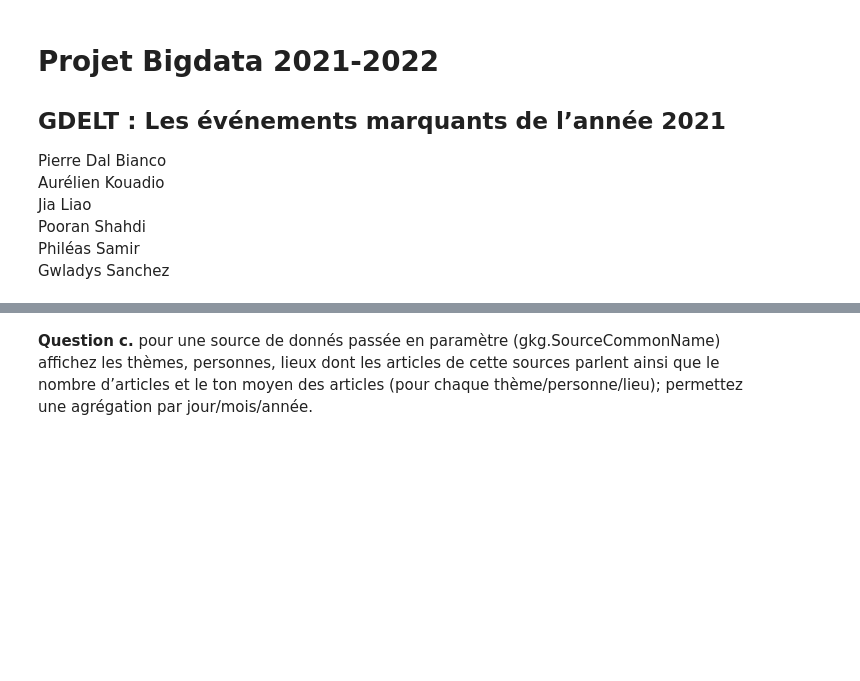
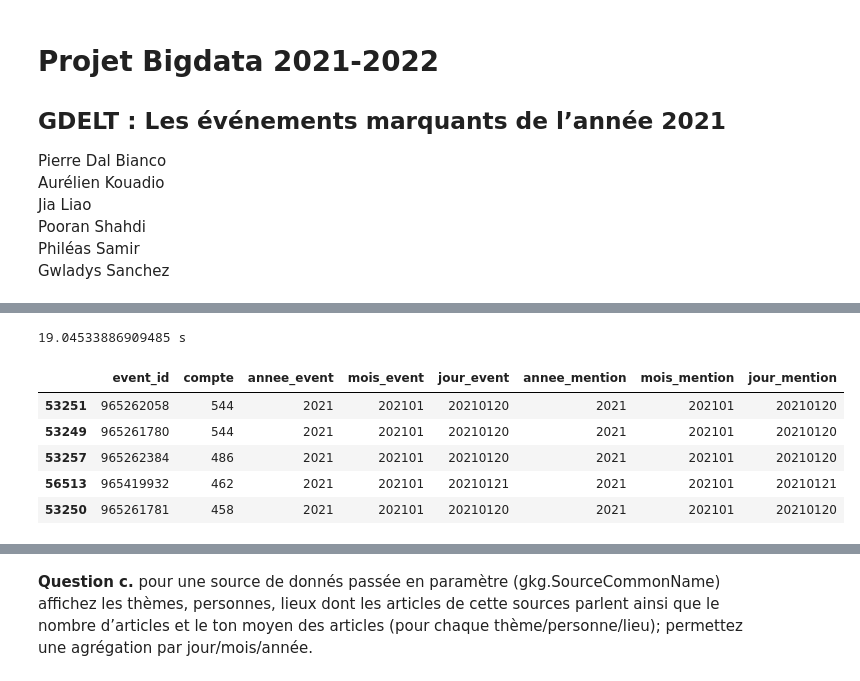
Before and after one commit to pierre-db/SD728_NoSQL-Projet, a Jupyter notebook: rendu/SD728-Projet_NoSQL.ipynb, the cells around one changed output, grey strips where cells are left out. Saved outputs shown, nothing was run; the diff lists cells and outputs as text; code cells hidden in the pictures; blank space fills up the shorter version.

```diff
--- a/rendu/SD728-Projet_NoSQL.ipynb
+++ b/rendu/SD728-Projet_NoSQL.ipynb
@@ -81,10 +106,22 @@ IT
 # %%
-pays = 'US'
+pays = 'FR'
 agregation = 'annee_event, mois_event, jour_event, annee_mention, mois_mention, jour_mention' # 'annee, mois' ou 'annee, mois, jour'
 
+time0 = time.time()
 query_b = session.execute(
     f"""SELECT event_id, SUM(total) as compte, {agregation}
     FROM table_ab
     WHERE pays = '{pays}'
     GROUP BY event_id, {agregation};""")
 data_b = pd.DataFrame(query_b).sort_values("compte", ascending=False)
+print(time.time() - time0, "s")
+
+data_b.head()
+# %% [output]
+19.04533886909485 s
+|  | event_id | compte | annee_event | mois_event | jour_event | annee_mention | mois_mention | jour_mention |
+| 53251 | 965262058 | 544 | 2021 | 202101 | 20210120 | 2021 | 202101 | 20210120 |
+| 53249 | 965261780 | 544 | 2021 | 202101 | 20210120 | 2021 | 202101 | 20210120 |
+| 53257 | 965262384 | 486 | 2021 | 202101 | 20210120 | 2021 | 202101 | 20210120 |
+| 56513 | 965419932 | 462 | 2021 | 202101 | 20210121 | 2021 | 202101 | 20210121 |
+| 53250 | 965261781 | 458 | 2021 | 202101 | 20210120 | 2021 | 202101 | 20210120 |
```
Also changed, not shown: parts of 29 cells of this notebook.
